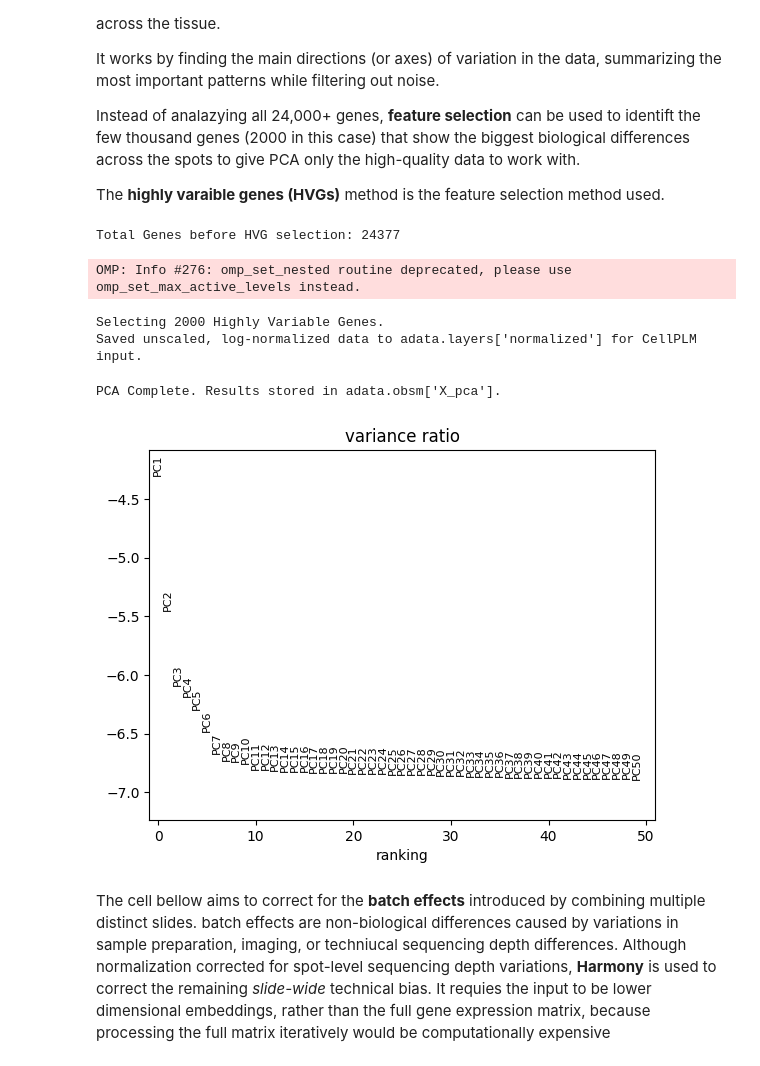
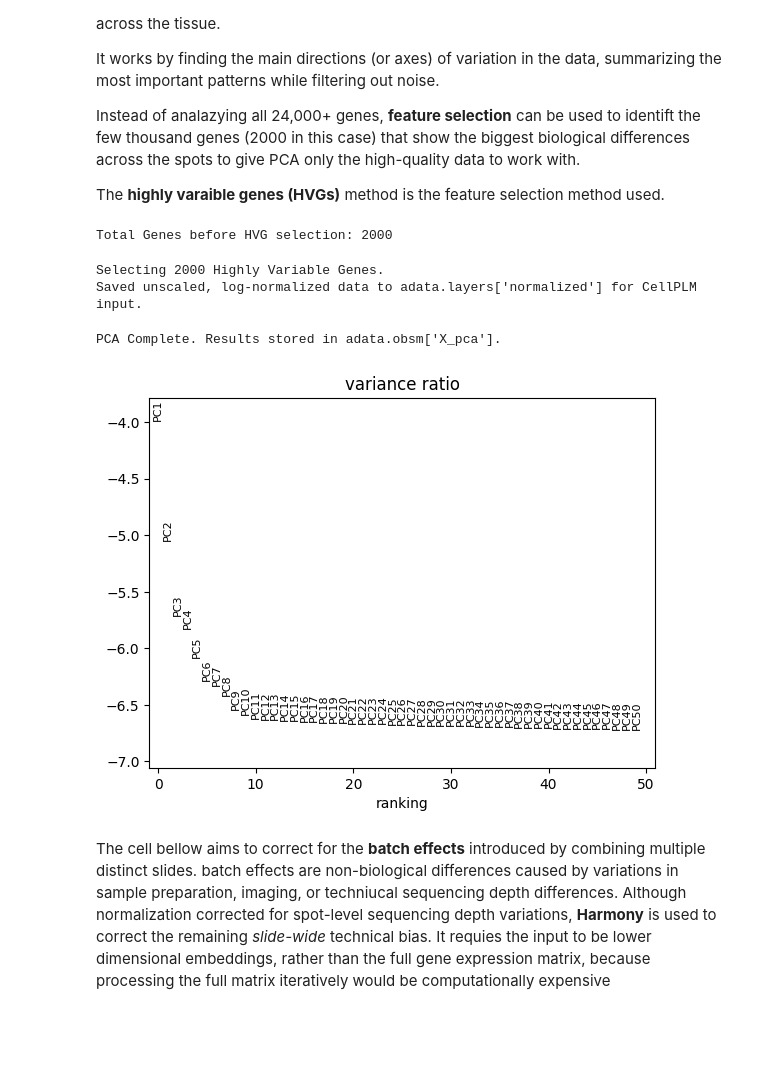
Before and after one commit to josephletobar/parkinsons-spatial-transcriptomics, a Jupyter notebook: parkinsons_analysis.ipynb, the cells around one changed output. Saved outputs shown, nothing was run; the diff lists cells and outputs as text; code cells hidden in the pictures; blank space fills up the shorter version.

```diff
--- a/parkinsons_analysis.ipynb
+++ b/parkinsons_analysis.ipynb
@@ -64,43 +64,40 @@ The **highly varaible genes (HVGs)** method is the feature selection method used
 # %%
 # Feature Selection and Principal Component Analysis
 
 # Identify highly variable genes (HVGs)
 print(f"Total Genes before HVG selection: {adata.n_vars}")
 sc.pp.highly_variable_genes(
     adata,
     n_top_genes=2000,
     min_mean=0.0125,
     max_mean=3,
     min_disp=0.5,
-    # Accunt for technical differences between slides.
-    batch_key="batch"
+    batch_key="batch"     # Account for technical differences between slides
 )
 print(f"Selecting {sum(adata.var.highly_variable)} Highly Variable Genes.")
 
-# Save Unscaled Data for CellPLM
-# The data in adata.X is currently log-normalized (correct input for CellPLM)
-# Save this perfect state into a layer BEFORE scaling it for PCA.
+# Save unscaled, log-normalized data for CellPLM BEFORE scaling
 adata.layers['normalized'] = adata.X.copy()
 print("Saved unscaled, log-normalized data to adata.layers['normalized'] for CellPLM input.")
 
-# Scale the data to standardize the variance of each gene (z-score) so that high-expression genes don't dominate the PCA result
+# Subset to HVGs (critical for correct PCA)
+adata = adata[:, adata.var.highly_variable].copy()
+
+# Scale the data so that high-expression genes do not dominate the PCA result
 sc.pp.scale(adata, max_value=10)
 
 # Run PCA
-# The results (the principal components) are stored automatically in adata.obsm['X_pca'].
 sc.tl.pca(adata, svd_solver='arpack')
-
 print(f"\nPCA Complete. Results stored in adata.obsm['X_pca'].")
 
-# Validate With an Elbow Plot
+# Validate with an elbow plot
 sc.pl.pca_variance_ratio(adata, log=True, n_pcs=50)
 # %% [output]
-Total Genes before HVG selection: 24377
+Total Genes before HVG selection: 2000
-OMP: Info #276: omp_set_nested routine deprecated, please use omp_set_max_active_levels instead.
+Selecting 2000 Highly Variable Genes.
+Saved unscaled, log-normalized data to adata.layers['normalized'] for CellPLM input.
-Selecting 2000 Highly Variable Genes.
-Saved unscaled, log-normalized data to adata.layers['normalized'] for CellPLM input.
+PCA Complete. Results stored in adata.obsm['X_pca'].
-PCA Complete. Results stored in adata.obsm['X_pca'].
-[figure, old version]
+[figure, new version]
 # %% [markdown]
 The cell bellow aims to correct for the **batch effects** introduced by combining multiple distinct slides.
 batch effects are non-biological differences caused by variations in sample preparation, imaging, or techniucal sequencing depth differences.
```
Also changed, not shown: parts of 5 cells of this notebook, 14 other files.
